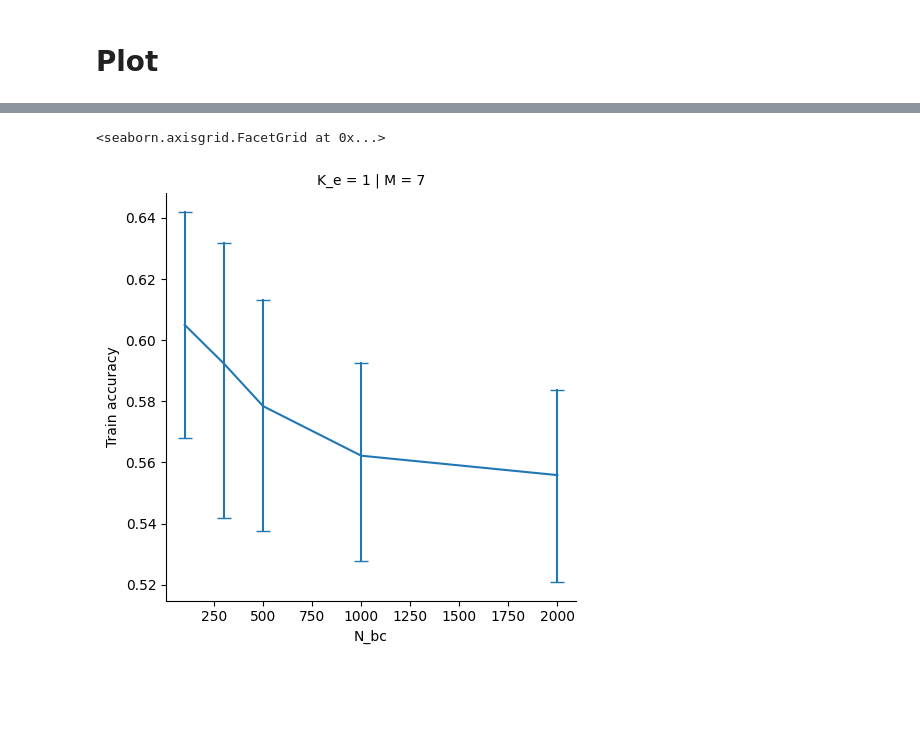
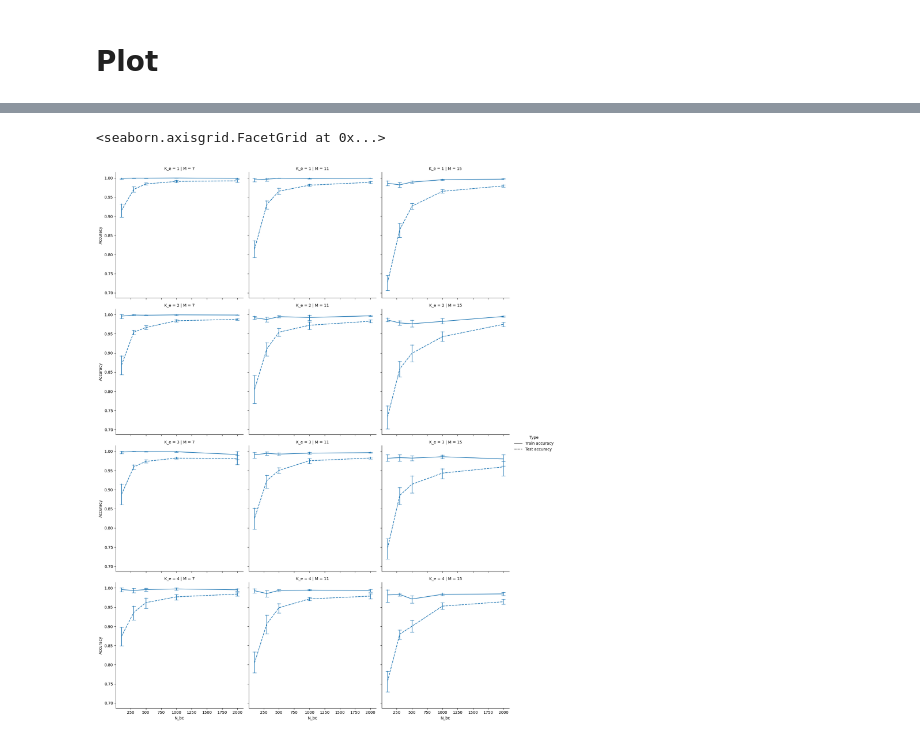
Before and after one commit to yjourdin/these, a Jupyter notebook: plot_results.ipynb, the cells around one changed output, grey strips where cells are left out. Cells and saved outputs as stored; diff of their text form; code cells hidden in the pictures; blank space fills up the shorter version.

```diff
--- a/plot_results.ipynb
+++ b/plot_results.ipynb
@@ -7,7 +7,7 @@ from pandas import read_csv
 # Read CSV
 # %%
 df = read_csv(
-    "results/gen.csv",
+    "results/04-01-24.csv",
     dtype={
         "N_tr": "category",
         "N_te": "category",
@@ -39,15 +41,18 @@ sns.relplot(
 # %%
 sns.relplot(
-    data=df,
+    data=melt(df, id_vars=["N_bc", "K_e", "M"], value_vars=["Train accuracy", "Test accuracy"], var_name="Type", value_name="Accuracy"),
     x="N_bc",
-    y="Train accuracy",
+    y="Accuracy",
+    style="Type",
     row="K_e",
     col="M",
+    row_order=["1", "2", "3", "4"],
+    col_order=["7", "11", "15"],
     kind="line",
     errorbar=("ci", 95),
     err_style="bars",
     err_kws={"capsize": 5},
 )
 # %% [output]
 <seaborn.axisgrid.FacetGrid at 0x...>
-[figure, old version]
+[figure, new version]
```
Also changed, not shown: parts of 2 cells of this notebook.
